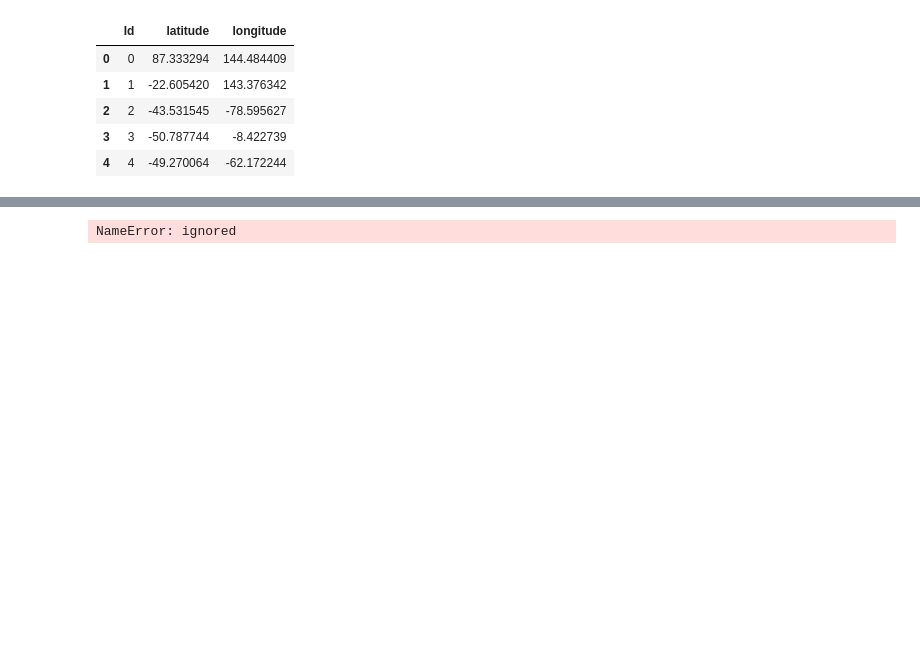
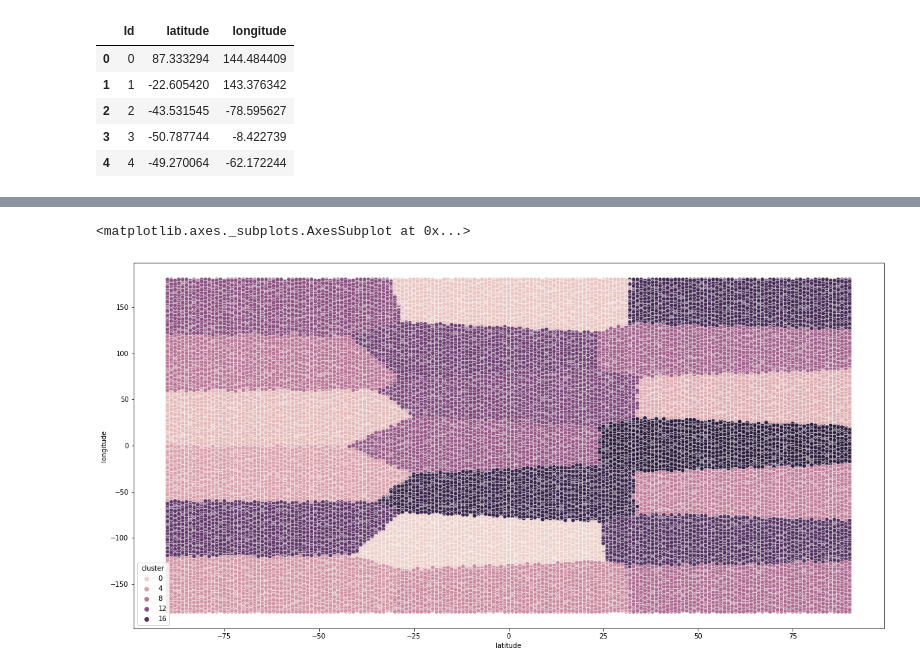
Before and after one commit to sandheepgopinath/Code-Repository, a Jupyter notebook: Development/Graphs and GNN/3. Graph_Neural_Networks.ipynb, the cells around one changed output, grey strips where cells are left out. Drawn from its saved outputs; the diff is of its cells as text; code cells hidden in the pictures; blank space fills up the shorter version.

```diff
--- a/Development/Graphs and GNN/3. Graph_Neural_Networks.ipynb
+++ b/Development/Graphs and GNN/3. Graph_Neural_Networks.ipynb
@@ -108,3 +117,10 @@ df.head()
+# %%
+import seaborn as sns
+plt.figure(figsize=(20,10))
+sns.scatterplot(df['latitude'],df['longitude'],df['cluster'])
+# %% [output]
+<matplotlib.axes._subplots.AxesSubplot at 0x...>
+[figure, added]
 # %%
 # Converting the CSV file into Pytorch geometry
 from tqdm import tqdm
@@ -112,7 +128,3 @@ x=[]
 for i,row in tqdm(df.iterrows()):
   value=[row['latitude'],row['longitude']]
   x.append(value)
-# %%
-x
-# %% [output]
-NameError: ignored
```
Also changed, not shown: parts of 9 cells of this notebook.
